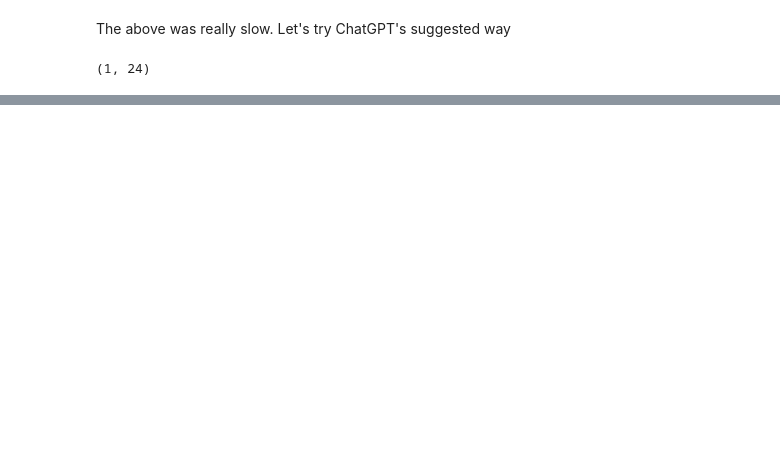
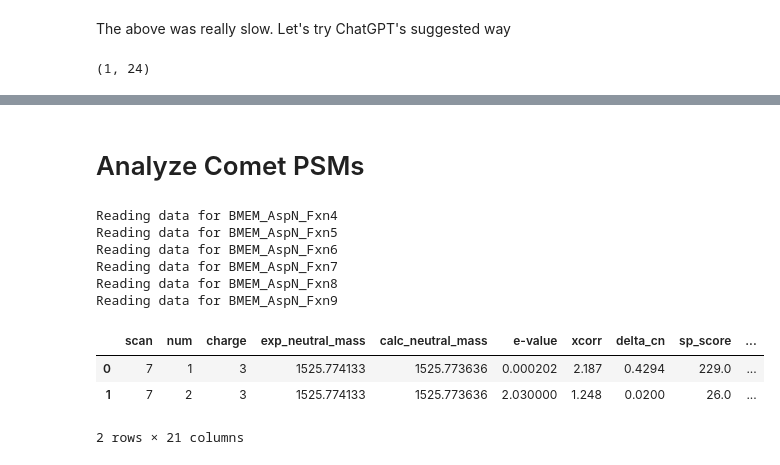
Before and after one commit to ryanlayerlab/hypedsearch, a Jupyter notebook: notebooks/experiment-development.ipynb, the cells around one changed output, grey strips where cells are left out. Drawn from its saved outputs; the diff is of its cells as text; code cells hidden in the pictures; blank space fills up the shorter version.

```diff
--- a/notebooks/experiment-development.ipynb
+++ b/notebooks/experiment-development.ipynb
@@ -149,0 +320,19 @@ for k, kmers in uniq_kmers.items():
+# %% [markdown]
+# Analyze Comet PSMs
+# %%
+from src.comet_utils import CometRow, load_comet_data
+from src.constants import IONS_MATCHED, PLAIN_PEPTIDE, PROTEIN, PROTEIN_COUNT, SAMPLE, SCAN
+comet_df = load_comet_data()
+comet_df.head(2)
+comet_rows = CometRow.from_dataframe(comet_df)
+# %% [output]
+Reading data for BMEM_AspN_Fxn4
+Reading data for BMEM_AspN_Fxn5
+Reading data for BMEM_AspN_Fxn6
+Reading data for BMEM_AspN_Fxn7
+Reading data for BMEM_AspN_Fxn8
+Reading data for BMEM_AspN_Fxn9
+|  | scan | num | charge | exp_neutral_mass | calc_neutral_mass | e-value | xcorr | delta_cn | sp_score | ... |
+| 0 | 7 | 1 | 3 | 1525.774133 | 1525.773636 | 0.000202 | 2.187 | 0.4294 | 229.0 | ... |
+| 1 | 7 | 2 | 3 | 1525.774133 | 1525.773636 | 2.030000 | 1.248 | 0.0200 | 26.0 | ... |
+2 rows × 21 columns
```
Also changed, not shown: parts of 20 cells of this notebook, 17 other files.
